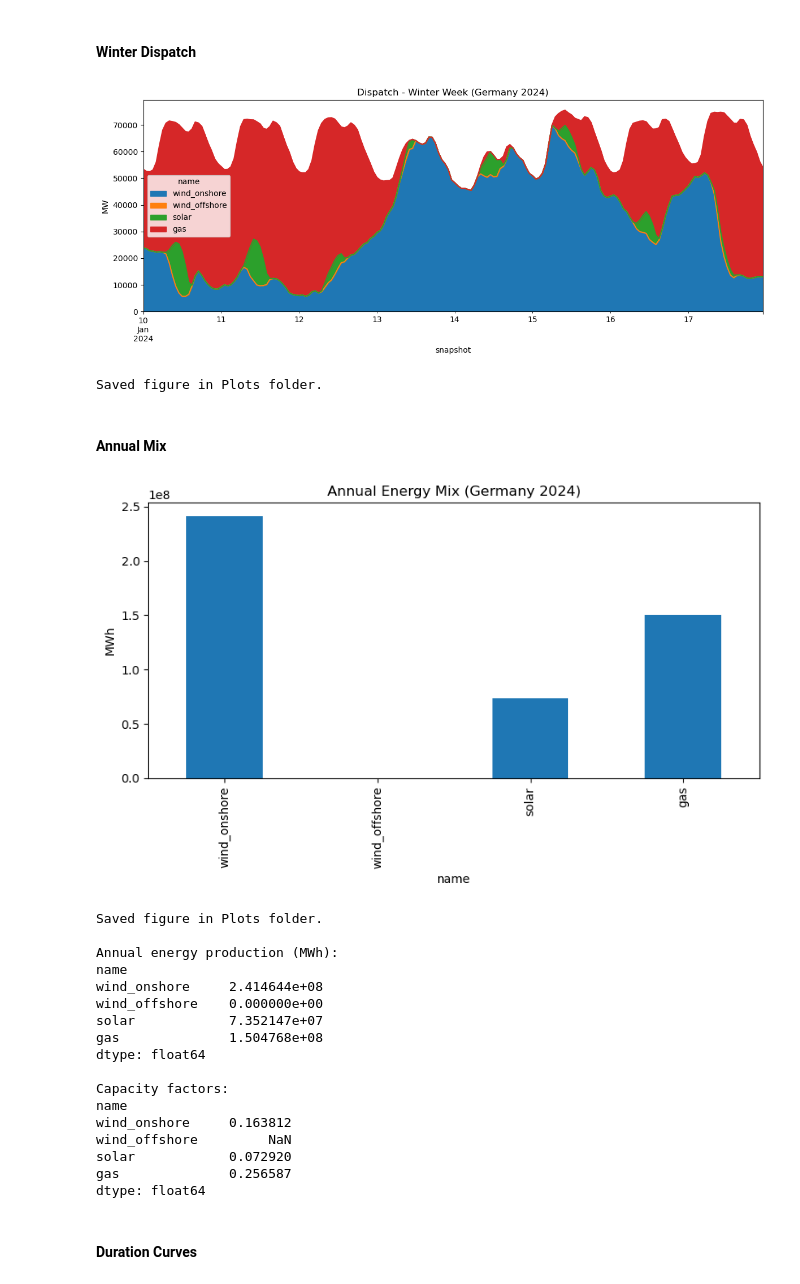
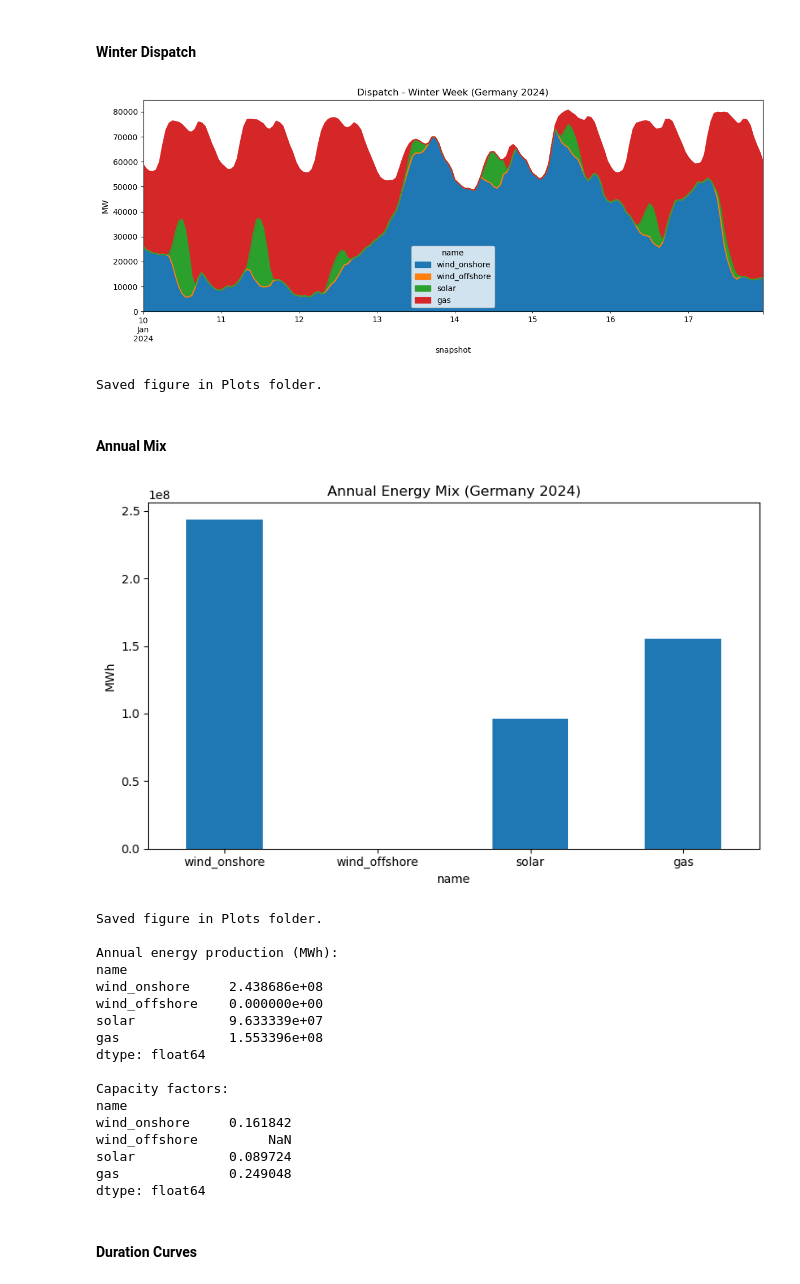
Before and after one commit to fortero23/Integrated_Energy_Grids, a Jupyter notebook: Modules/Assignment1.ipynb, the cells around one changed output. Cells and saved outputs as stored; diff of their text form; code cells hidden in the pictures.

```diff
--- a/Modules/Assignment1.ipynb
+++ b/Modules/Assignment1.ipynb
@@ -21,8 +21,8 @@ DATA_DIR = BASE_DIR.parent / "data"
 PLOTS_DIR = BASE_DIR.parent / "Plots"
 PLOTS_DIR.mkdir(parents=True, exist_ok=True)
 
-GENERATION_FILE = DATA_DIR / "energy-charts_Public_net_electricity_generation_in_Germany_in_2024_renewablesgene.csv"
-LOAD_FILE = DATA_DIR / "energy-charts_Public_net_electricity_generation_in_Germany_in_2024_load.csv"
+GENERATION_FILE = DATA_DIR / "energy-charts_Total_net_electricity_generation_in_Germany_in_2024.csv"
+LOAD_FILE = DATA_DIR / "energy-charts_Total_net_electricity_generation_in_Germany_in_2024_load.csv"
 # %% [markdown]
 **Read files + fixing column names**
 # %%
@@ -85,16 +85,23 @@ load_raw = load_raw.dropna(subset=[LOAD_TIME_COL]).copy()
 gen_raw = gen_raw.set_index(GENERATION_TIME_COL)
 load_raw = load_raw.set_index(LOAD_TIME_COL)
 
-# If the time index of both load and generation files has timezone info, we:
-# - Try to convert it to "Europe/Berlin" timezone and
-# - then remove the timezone info (localize to None)
-# With this we achieve a clean UTC(Universal Time Coordinated) time index without timezone info, which is easier to work with.
+# If the time index of both load and generation files has timezone information:
+# - First convert it to the "Europe/Berlin" timezone, which corresponds to the local
+#   German electricity system time used in the datasets.
+# - Then remove the timezone information (tz_localize(None)) to obtain a naive
+#   datetime index.
+#
+# This ensures that:
+# - The timestamps remain aligned with the German calendar year.
+# - We avoid shifts caused by converting to UTC (which could move the first hour
+#   of the year to the previous day).
+# - The time index is easier to work with in PyPSA and pandas operations.
 if getattr(gen_raw.index, "tz", None) is not None:
-    gen_raw.index = gen_raw.index.tz_convert("UTC").tz_localize(None)
+    gen_raw.index = gen_raw.index.tz_convert("Europe/Berlin").tz_localize(None)
     gen_raw.index.name = "Date"
 
 if getattr(load_raw.index, "tz", None) is not None:
-    load_raw.index = load_raw.index.tz_convert("UTC").tz_localize(None)
+    load_raw.index = load_raw.index.tz_convert("Europe/Berlin").tz_localize(None)
     load_raw.index.name = "Date"
 # %% [markdown]
 **Data cleaning**
@@ -124,6 +131,10 @@ df = df[(df.index >= "2024-01-01") & (df.index < "2025-01-01")].copy()
 
 # Convert 15-minute data to hourly averages
 df = df.resample("1h").mean()
+df = df.interpolate(method="time")
+
+# Remove Feb 29 so the year has 8760 hours
+df = df[~((df.index.month == 2) & (df.index.day == 29))].copy()
 
 print("\nFirst rows:")
 print(df.head())
@@ -356,47 +367,48 @@ plt.close()
 
 print("\nSaved figure in Plots folder.")
 # %% [output]
-[figure, old version]
+[figure, new version]
 Saved figure in Plots folder.
 # %% [markdown]
 #### Annual Mix
 # %%
 annual_mix = n.generators_t.p.sum()
 annual_mix.plot(kind="bar", figsize=(8, 5))
 plt.title("Annual Energy Mix (Germany 2024)")
 plt.ylabel("MWh")
+plt.xticks(rotation=0)
 plt.tight_layout()
 plt.savefig(PLOTS_DIR / "annual_mix.png", dpi=200)
 plt.show()
 plt.close()
 
 print("\nSaved figure in Plots folder.")
 
 print("\nAnnual energy production (MWh):")
 print(annual_mix)
 
 capacity_factor = n.generators_t.p.sum() / (n.generators.p_nom_opt * len(n.snapshots))
 
 print("\nCapacity factors:")
 print(capacity_factor)
 # %% [output]
-[figure, old version]
+[figure, new version]
 Saved figure in Plots folder.
 
 Annual energy production (MWh):
 name
-wind_onshore     2.414644e+08
+wind_onshore     2.438686e+08
 wind_offshore    0.000000e+00
-solar            7.352147e+07
-gas              1.504768e+08
+solar            9.633339e+07
+gas              1.553396e+08
 dtype: float64
 
 Capacity factors:
 name
-wind_onshore     0.163812
+wind_onshore     0.161842
 wind_offshore         NaN
-solar            0.072920
-gas              0.256587
+solar            0.089724
+gas              0.249048
 dtype: float64
 # %% [markdown]
 #### Duration Curves
```
Also changed, not shown: parts of 28 cells of this notebook.
